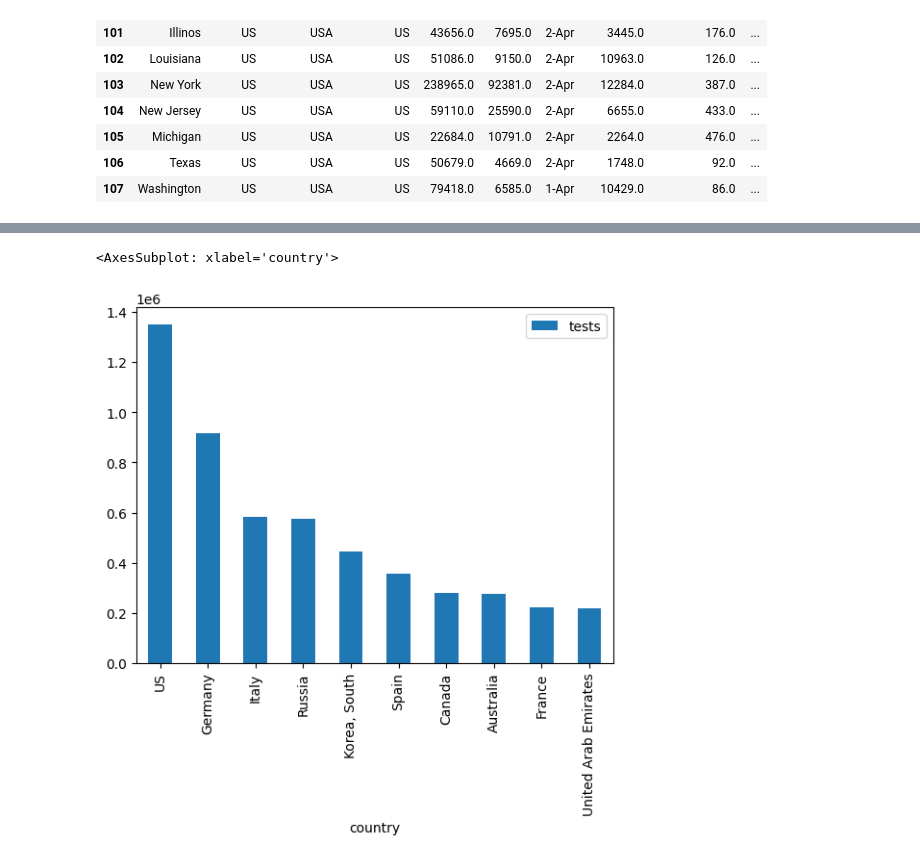
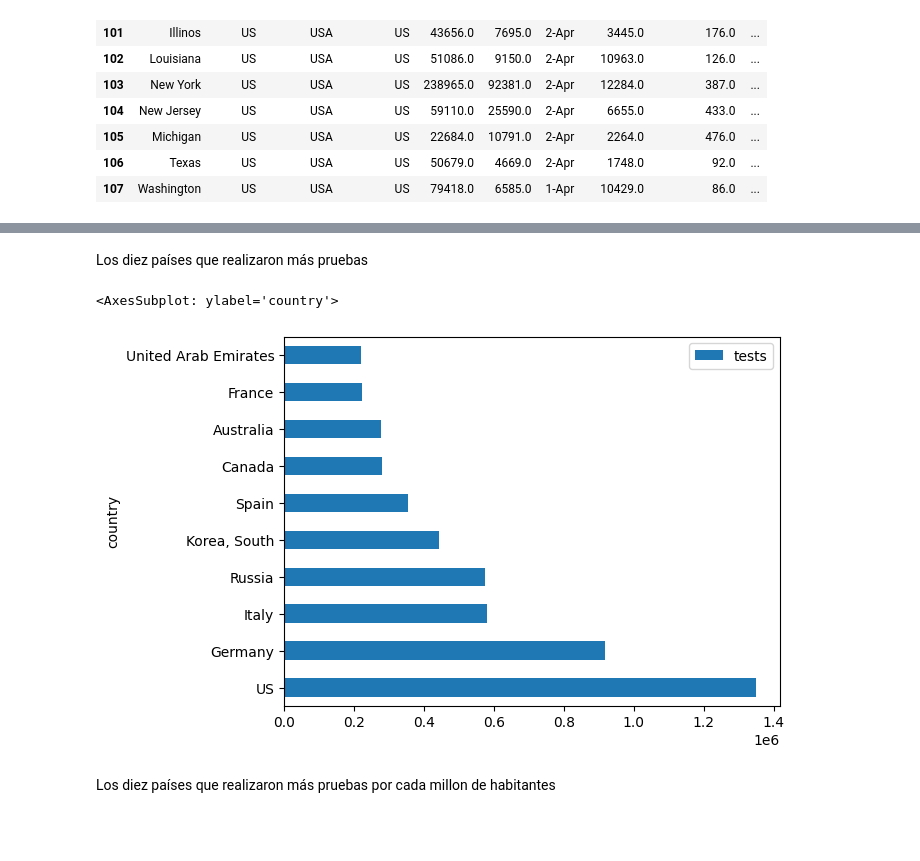
Before and after one commit to E2401/Python-Estadistica, a Jupyter notebook: examen_pye.ipynb, the cells around one changed output, grey strips where cells are left out. Cells and saved outputs as stored; diff of their text form; code cells hidden in the pictures; blank space fills up the shorter version.

```diff
--- a/examen_pye.ipynb
+++ b/examen_pye.ipynb
@@ -146,11 +168,15 @@ boxplot = DF.boxplot(column= ["tests","positive", "testper1m", "positiveper1m" ]
+# %% [markdown]
+Los diez países que realizaron más pruebas
 # %%
 plot_test = pd.DataFrame(df_c.groupby(by='country').tests.sum())
 plot_test = plot_test.sort_values("tests", ascending=False).head(10)
 
-plot_test.plot(kind='bar')
+plot_test.plot(kind='barh')
 # %% [output]
-<AxesSubplot: xlabel='country'>
+<AxesSubplot: ylabel='country'>
-[figure, old version]
+[figure, new version]
+# %% [markdown]
+Los diez países que realizaron más pruebas por cada millon de habitantes
 # %%
 plot_testpm = pd.DataFrame(df_c.groupby(by='country').testper1m.sum())
 plot_testpm = plot_testpm.sort_values("testper1m", ascending=False).head(10)
```
Also changed, not shown: parts of 19 cells of this notebook.
